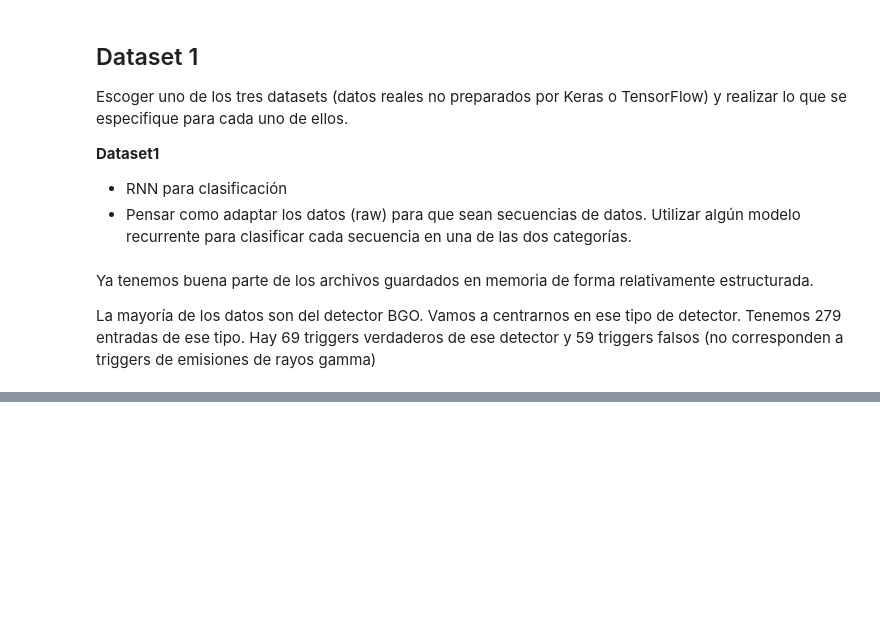
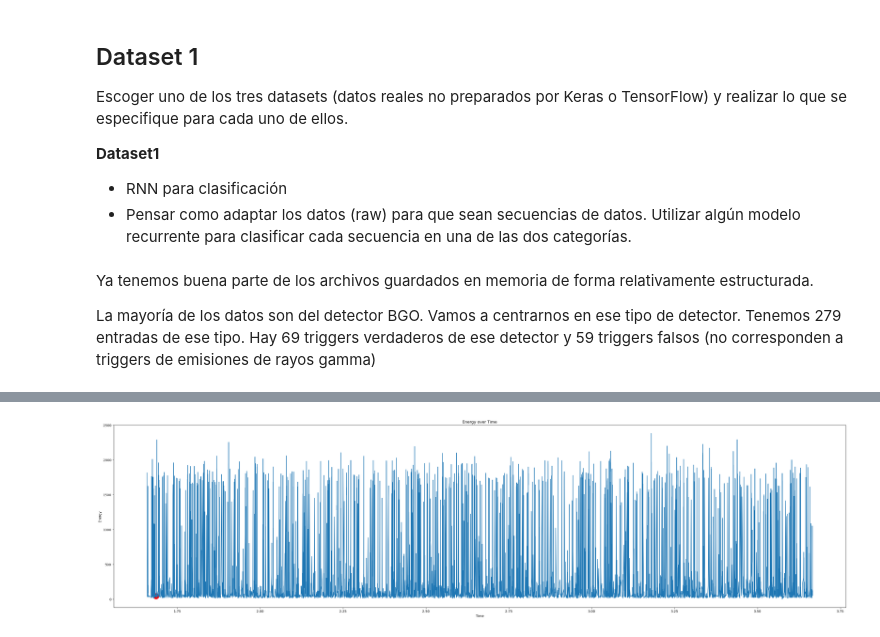
Before and after one commit to Carsanpo/Entregas_RNN, a Jupyter notebook: Entregable_3.ipynb, the cells around one changed output, grey strips where cells are left out. Saved outputs shown, nothing was run; the diff lists cells and outputs as text; code cells hidden in the pictures; blank space fills up the shorter version.

```diff
--- a/Entregable_3.ipynb
+++ b/Entregable_3.ipynb
@@ -61,0 +123,19 @@ La mayoría de los datos son del detector BGO. Vamos a centrarnos en ese tipo de
+# %%
+# Time point to highlight
+highlight_time = 1.686612
+
+# Find the time value closest to highlight_time
+closest_time2 = ejemplo2.iloc[(ejemplo2[0]-highlight_time).abs().argsort()[:1]]
+
+# Find the energy value at the closest_time
+highlight_energy2 = closest_time2[4].values[0]
+
+plt.figure(figsize=(40, 10))
+plt.plot(ejemplo2[0], ejemplo2[4])
+plt.scatter(closest_time[0], highlight_energy, color='red', s=300)  # Add the highlighted point
+plt.xlabel('Time')
+plt.ylabel('Energy')
+plt.title('Energy over Time')
+plt.show()
+# %% [output]
+[figure, added]
```
Also changed, not shown: parts of 7 cells of this notebook, 3 other files.
